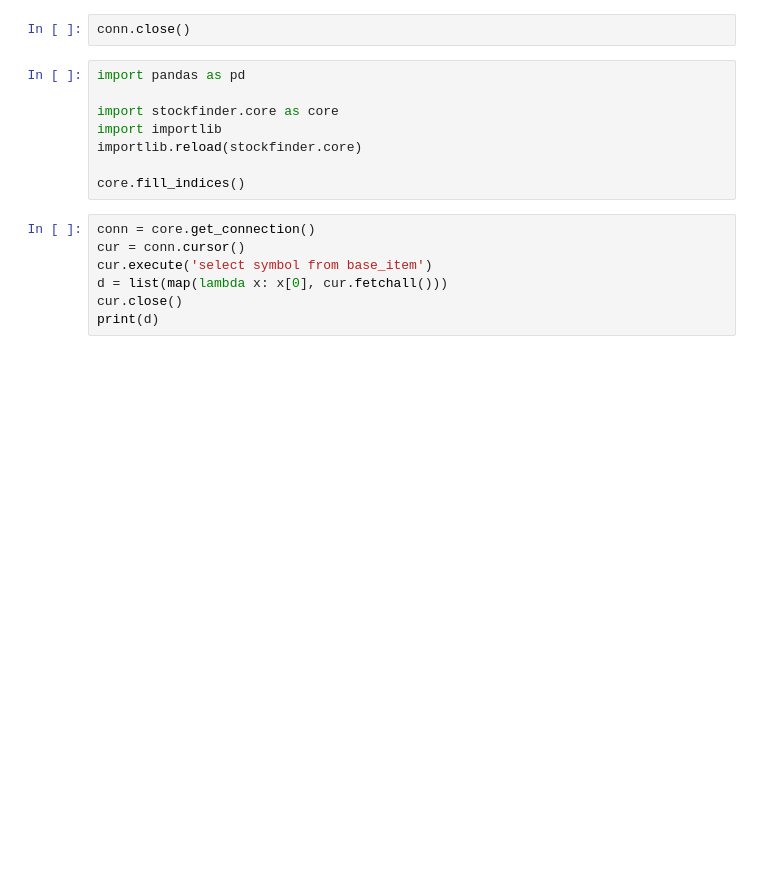
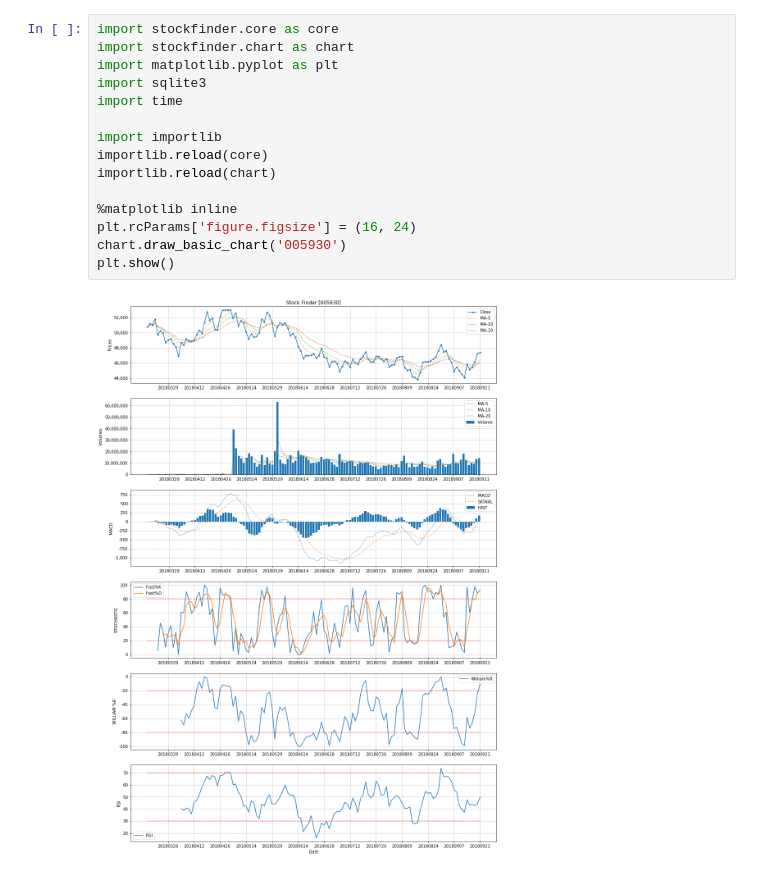
Before and after one commit to bindai66/stockfinder, a Jupyter notebook: test.ipynb, the cells around one changed output. Drawn from its saved outputs; the diff is of its cells as text; blank space fills up the shorter version.

```diff
--- a/test.ipynb
+++ b/test.ipynb
@@ -61,17 +53,17 @@ Complete
-# %%
-conn.close()
-# %%
-import pandas as pd
-
-import stockfinder.core as core
-import importlib
-importlib.reload(stockfinder.core)
-
-core.fill_indices()
-# %%
-conn = core.get_connection()
-cur = conn.cursor()
-cur.execute('select symbol from base_item')
-d = list(map(lambda x: x[0], cur.fetchall()))
-cur.close()
-print(d)
+# %%
+import stockfinder.core as core
+import stockfinder.chart as chart
+import matplotlib.pyplot as plt
+import sqlite3
+import time
+
+import importlib
+importlib.reload(core)
+importlib.reload(chart)
+
+%matplotlib inline
+plt.rcParams['figure.figsize'] = (16, 24)
+chart.draw_basic_chart('005930')
+plt.show()
+# %% [output]
+[figure, added]
```
Also changed, not shown: parts of 1 cell of this notebook, 3 other files.
